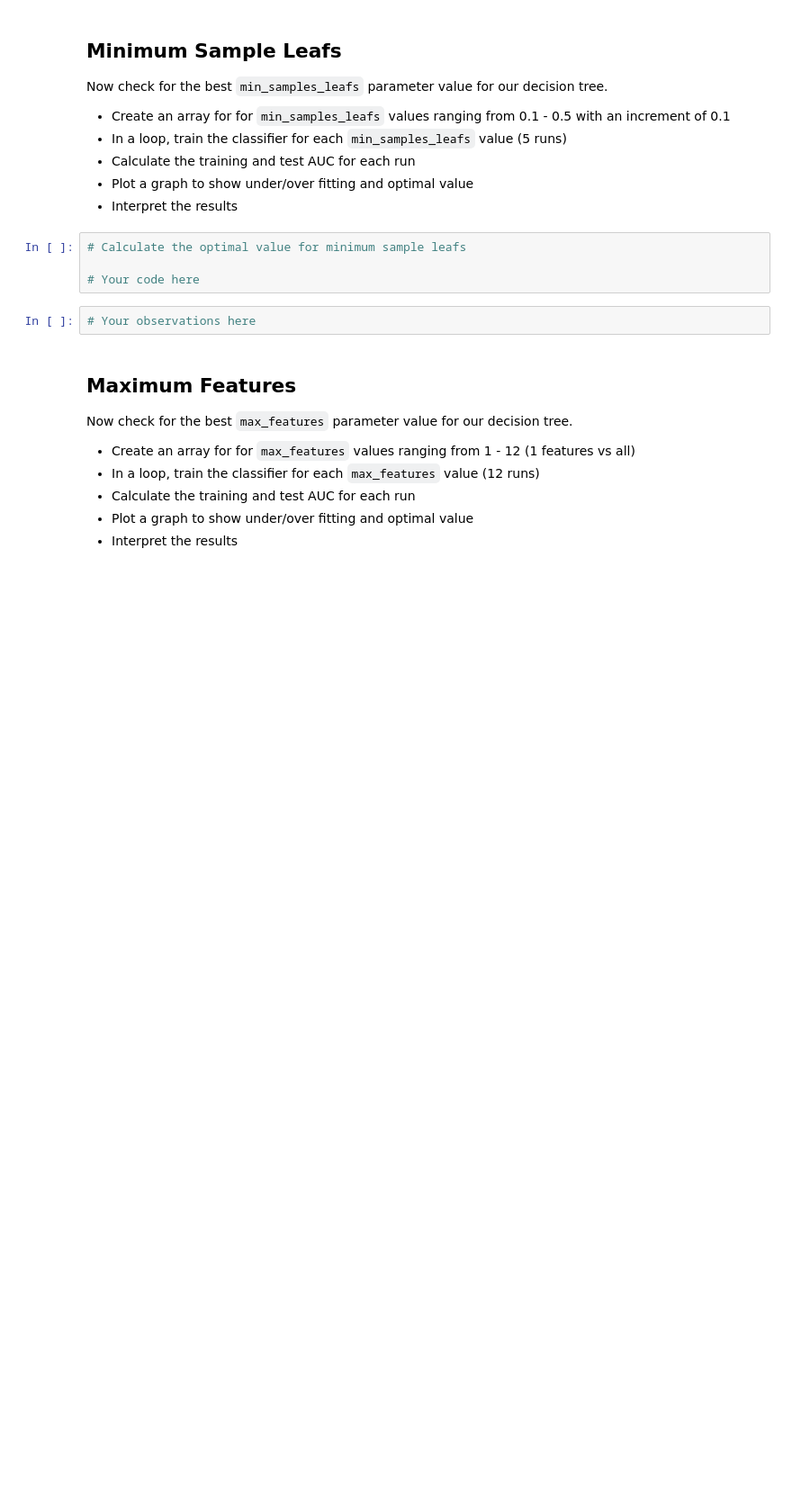
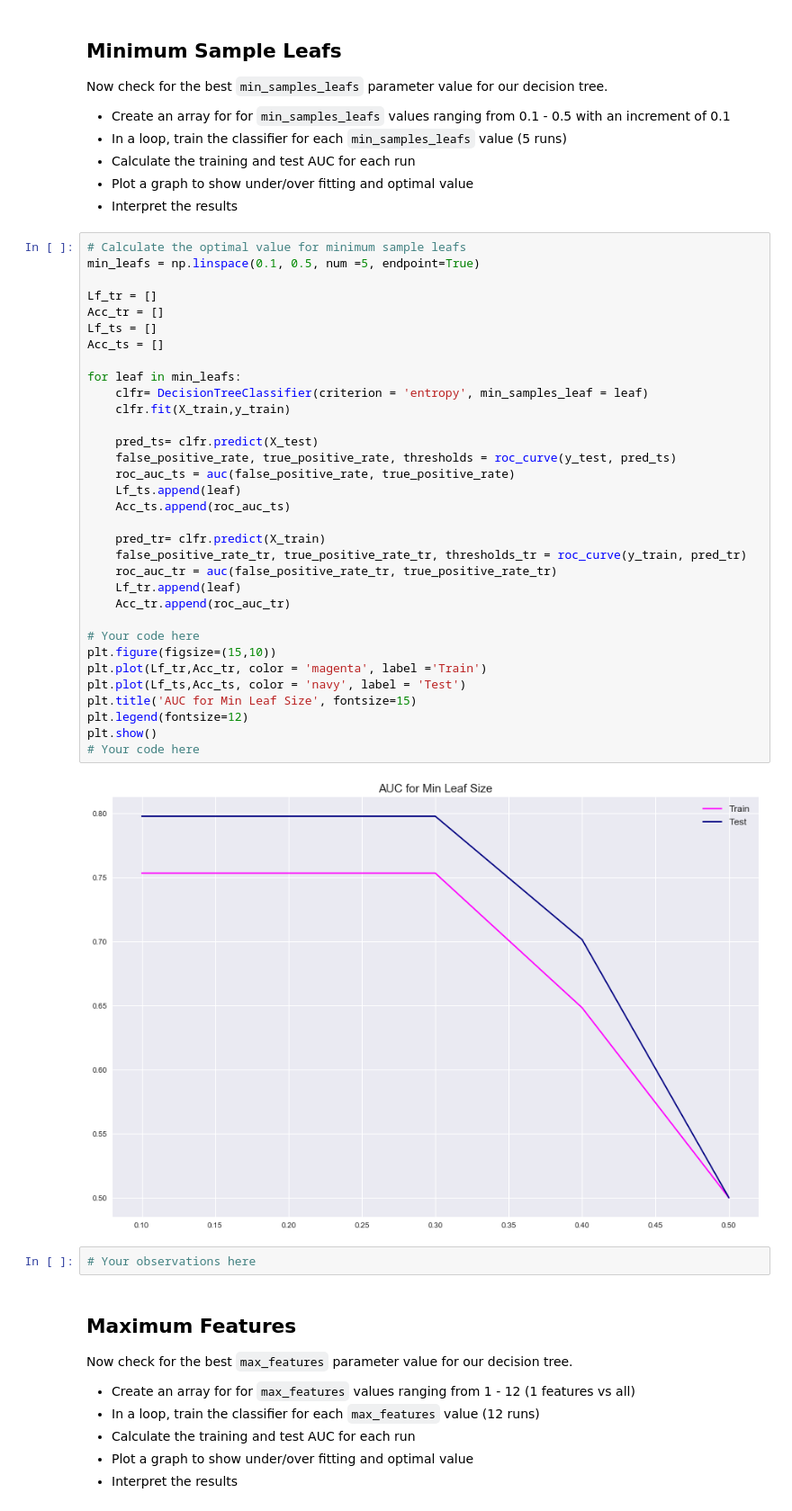
Before and after one commit to MissAle17/dsc-3-31-08-decision-tree-pruning-hyperparameter-optimization-lab-online-ds-sp-000, a Jupyter notebook: index.ipynb, the cells around one changed output. Shown at 90% size. Drawn from its saved outputs; the diff is of its cells as text; blank space fills up the shorter version.

```diff
--- a/index.ipynb
+++ b/index.ipynb
@@ -168,10 +208,41 @@ Now check for the best `min_samples_leafs` parameter value for our decision tree
 - Calculate the training and test AUC for each run
 - Plot a graph to show under/over fitting and optimal value
 - Interpret the results
-# %%
-# Calculate the optimal value for minimum sample leafs
-
-# Your code here
+# %%
+# Calculate the optimal value for minimum sample leafs
+min_leafs = np.linspace(0.1, 0.5, num =5, endpoint=True)
+
+Lf_tr = []
+Acc_tr = []
+Lf_ts = []
+Acc_ts = []
+
+for leaf in min_leafs:
+    clfr= DecisionTreeClassifier(criterion = 'entropy', min_samples_leaf = leaf)
+    clfr.fit(X_train,y_train)
+
+    pred_ts= clfr.predict(X_test)
+    false_positive_rate, true_positive_rate, thresholds = roc_curve(y_test, pred_ts)
+    roc_auc_ts = auc(false_positive_rate, true_positive_rate)
+    Lf_ts.append(leaf)
+    Acc_ts.append(roc_auc_ts)
+
+    pred_tr= clfr.predict(X_train)
+    false_positive_rate_tr, true_positive_rate_tr, thresholds_tr = roc_curve(y_train, pred_tr)
+    roc_auc_tr = auc(false_positive_rate_tr, true_positive_rate_tr)
+    Lf_tr.append(leaf)
+    Acc_tr.append(roc_auc_tr)
+
+# Your code here
+plt.figure(figsize=(15,10))
+plt.plot(Lf_tr,Acc_tr, color = 'magenta', label ='Train')
+plt.plot(Lf_ts,Acc_ts, color = 'navy', label = 'Test')
+plt.title('AUC for Min Leaf Size', fontsize=15)
+plt.legend(fontsize=12)
+plt.show()
+# Your code here
+# %% [output]
+[figure, added]
 # %%
 # Your observations here
 # %% [markdown]
```
Also changed, not shown: parts of 9 cells of this notebook.
